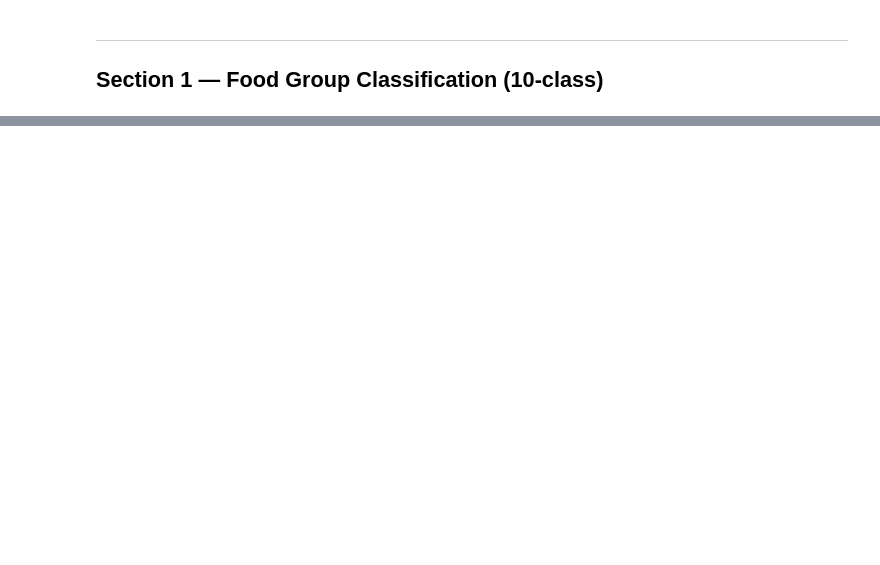
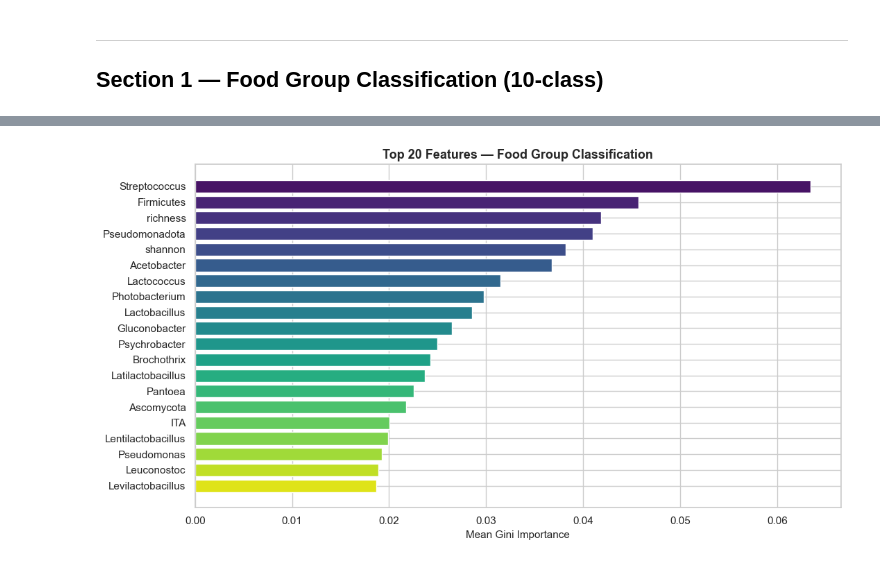
Before and after one commit to RoeeWnaor/microbiome-project_shelano, a Jupyter notebook: evaluation.ipynb, the cells around one changed output, grey strips where cells are left out. Drawn from its saved outputs; the diff is of its cells as text; code cells hidden in the pictures; blank space fills up the shorter version.

```diff
--- a/evaluation.ipynb
+++ b/evaluation.ipynb
@@ -676,0 +270,16 @@ Saved: evaluation_summary.csv, food_ranking_bootstrap.csv
+# %%
+# Feature importance — top 20
+imp_d1 = pd.Series(rf1.feature_importances_, index=X1.columns).sort_values(ascending=False)
+top20  = imp_d1.head(20)
+def short_label(n):
+    for p in ['genus_','phylum_','country_','div_']:
+        if n.startswith(p): return n.replace(p,'').replace('_',' ')[:30]
+    return n[:30]
+fig, ax = plt.subplots(figsize=(11, 6))
+colors_imp = sns.color_palette('viridis_r', 20)
+ax.barh([short_label(n) for n in top20.index[::-1]], top20.values[::-1], color=colors_imp)
+ax.set_xlabel('Mean Gini Importance', fontsize=11)
+ax.set_title('Top 20 Features — Food Group Classification', weight='bold', fontsize=13)
+plt.tight_layout(); plt.show()
+# %% [output]
+[figure, added]
```
Also changed, not shown: parts of 53 cells of this notebook, 3 other files.
